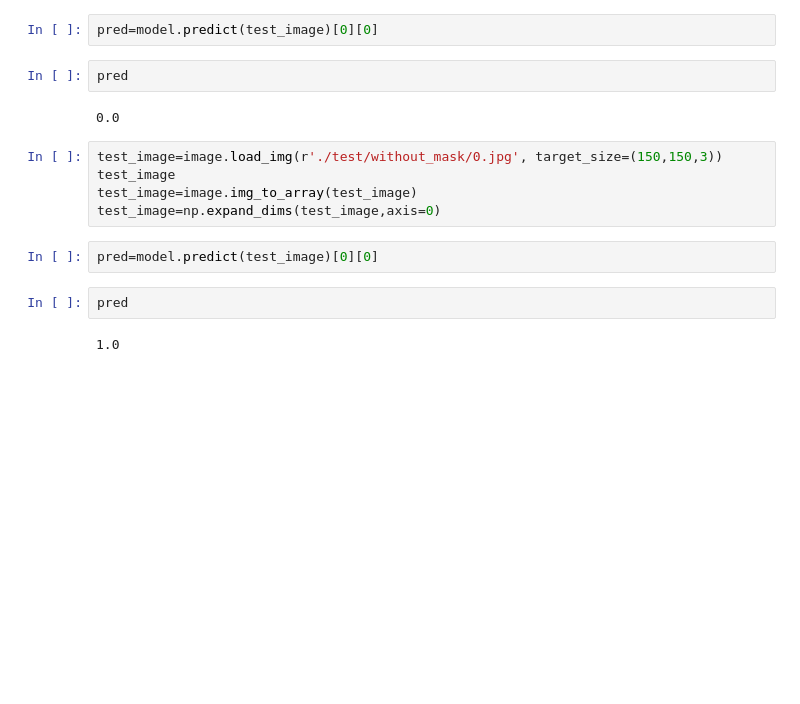
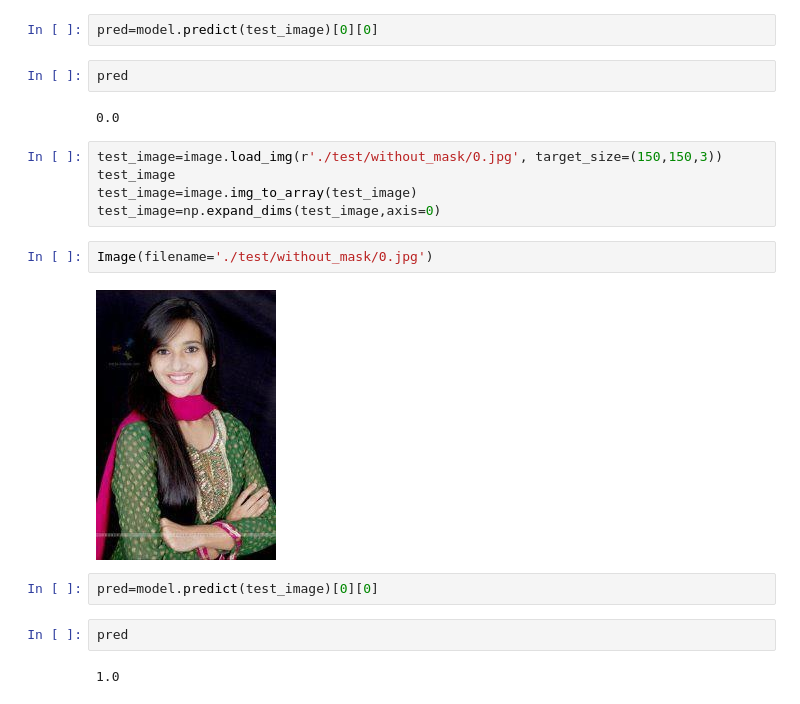
Before and after one commit to kotavishnu/aiml, a Jupyter notebook: facemask/facemask.ipynb, the cells around one changed output. Drawn from its saved outputs; the diff is of its cells as text; blank space fills up the shorter version.

```diff
--- a/facemask/facemask.ipynb
+++ b/facemask/facemask.ipynb
@@ -112,6 +117,10 @@ test_image=image.load_img(r'./test/without_mask/0.jpg', target_size=(150,150,3))
 test_image
 test_image=image.img_to_array(test_image)
 test_image=np.expand_dims(test_image,axis=0)
+# %%
+Image(filename='./test/without_mask/0.jpg')
+# %% [output]
+[figure, added]
 # %%
 pred=model.predict(test_image)[0][0]
 # %%
```
Also changed, not shown: parts of 4 cells of this notebook.
